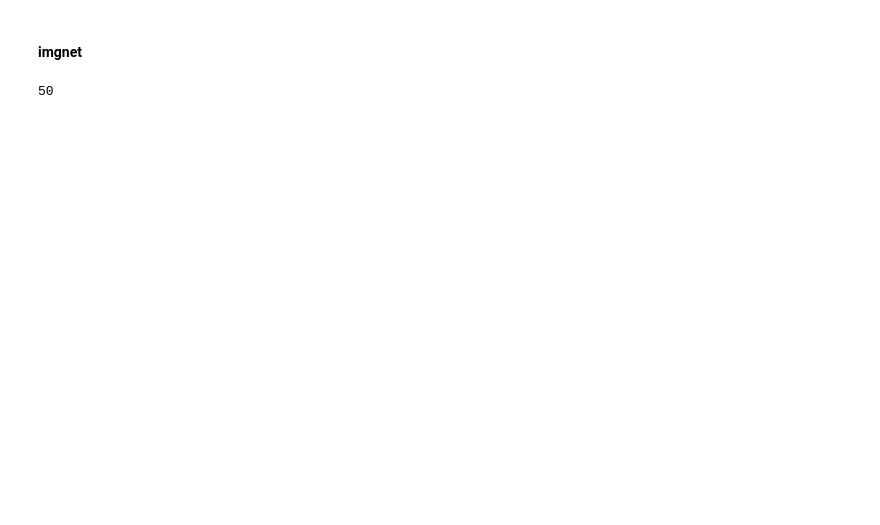
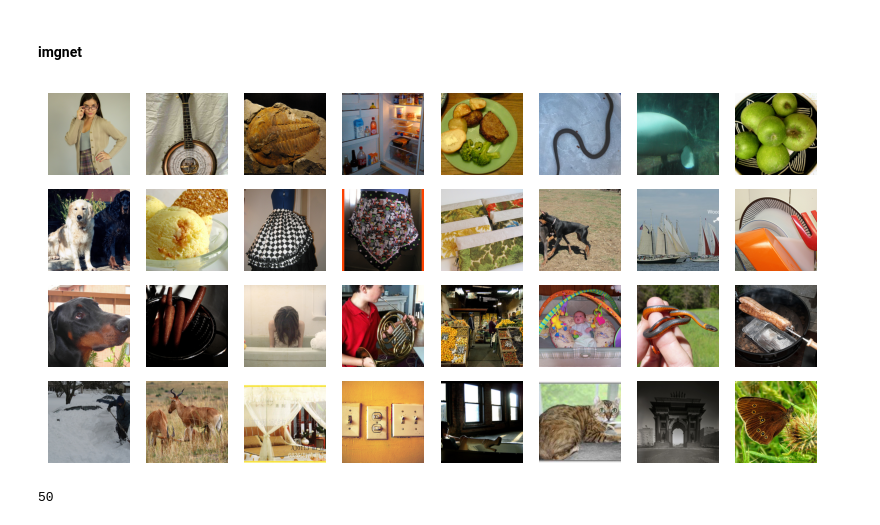
Before and after one commit to dyballa/NeuralEncodingManifolds, a Jupyter notebook: CNNs/test-set-activities-ResNet50.ipynb, the cells around one changed output. Saved outputs shown, nothing was run; the diff lists cells and outputs as text; code cells hidden in the pictures; blank space fills up the shorter version.

```diff
--- a/CNNs/test-set-activities-ResNet50.ipynb
+++ b/CNNs/test-set-activities-ResNet50.ipynb
@@ -200,54 +110,60 @@ plt.show()
 # %% [markdown]
 #### imgnet
 # %%
-#REPEAT, for imgnet
-
-import pickle
-top_folder = 'imgnet/ilsvrc2012'
-
-
 #random images from TEST SET
 
 sample_size = 88
 
-with open('%s/test_preds_res50.p' % top_folder,'rb') as f:
-    all_imfnames = list(pickle.load(f).keys())
+#grab test set img filenames
+folder_path = 'imgnet/ilsvrc2012/ILSVRC2012_img_test_v10102019/test'
+all_imfnames = glob('%s/*.JPEG' % folder_path)
+
 np.random.seed(0)
 imis = np.random.choice(range(len(all_imfnames)),sample_size,False)
 imfnames = [all_imfnames[imi] for imi in imis]
 
 
 orig_shp = input_shape #W, H
 pad = (0,0) #i, j
 imshape = (orig_shp[1]-2*pad[0], orig_shp[0]-2*pad[1])
 assert K.image_data_format() == 'channels_last'
 imgX = np.zeros((sample_size,imshape[0],imshape[1],3),dtype='float32')
 
-
+# show first 16 imgs from the sample
+nrows = 4
+ncols = 8
+f, axes = subps(nrows, ncols, 1, 1)
 
 for ii,imfname in enumerate(imfnames):
 
-    fname = top_folder + '/' + imfname
-    #print(fname)
-    im = Image.open(fname)
+    im = Image.open(imfname)
+    w, h = im.size
 
-
-    w, h = im.size
+    #cropping to 224 x 224 (take into account original aspect ratio for best results)
     if w < h:
         resize_shp = (imshape[0],h*imshape[0]//w)
         crop = (resize_shp[1]-imshape[1])//2
         imarray = np.array(
             im.resize(resize_shp,Image.Resampling.LANCZOS))[crop:crop+imshape[0]]
     else:
         resize_shp = (w*imshape[1]//h,imshape[1])
         crop = (resize_shp[0]-imshape[0])//2
         imarray = np.array(
             im.resize(resize_shp,Image.Resampling.LANCZOS))[:,crop:crop+imshape[1]]
     if imarray.ndim == 2:
         imarray = np.stack([imarray]*3,2)
 
-    imgX[ii] = preprocess_input(imarray)[pad[0]:pad[0]+imshape[0],
-                                                                pad[1]:pad[1]+imshape[1]]
+    imarray = imarray[pad[0]:pad[0]+imshape[0], pad[1]:pad[1]+imshape[1]]
+    if ii < nrows*ncols:
+        ax = axes.ravel()[ii]
+        ax.imshow(imarray)
+        ax.axis('off')
+    imgX[ii] = preprocess_input(imarray)
+
+f.tight_layout()
+plt.show()
+# %% [output]
+[figure, added]
 # %%
 dataset = imgX
 outs = all_outs([dataset])
```
Also changed, not shown: parts of 9 cells of this notebook.
